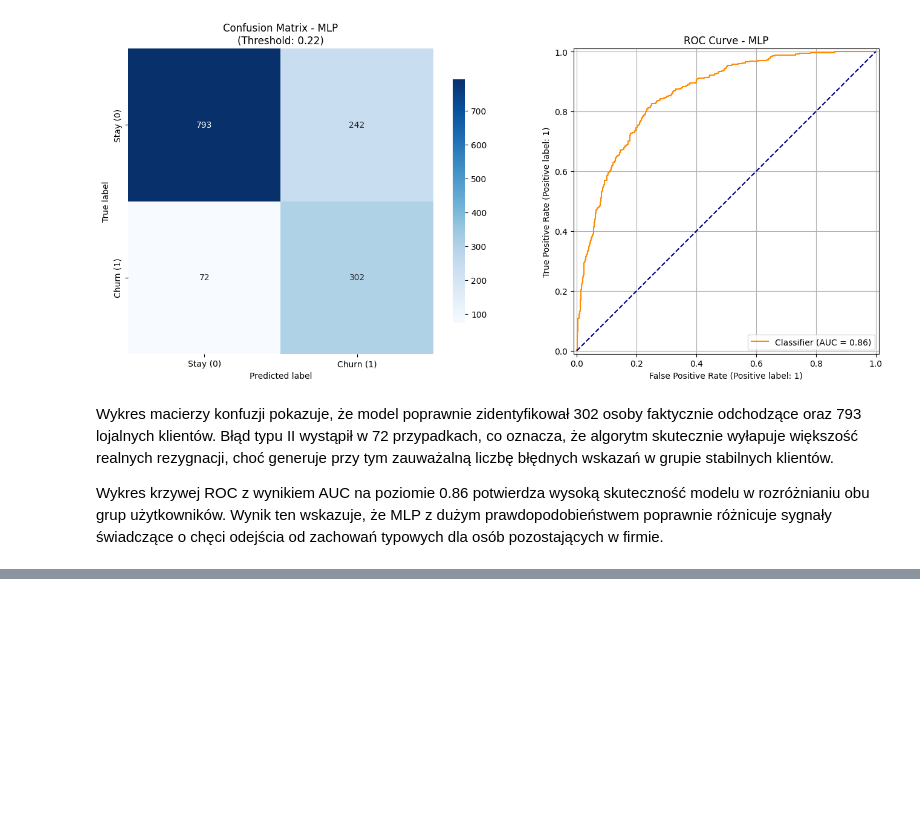
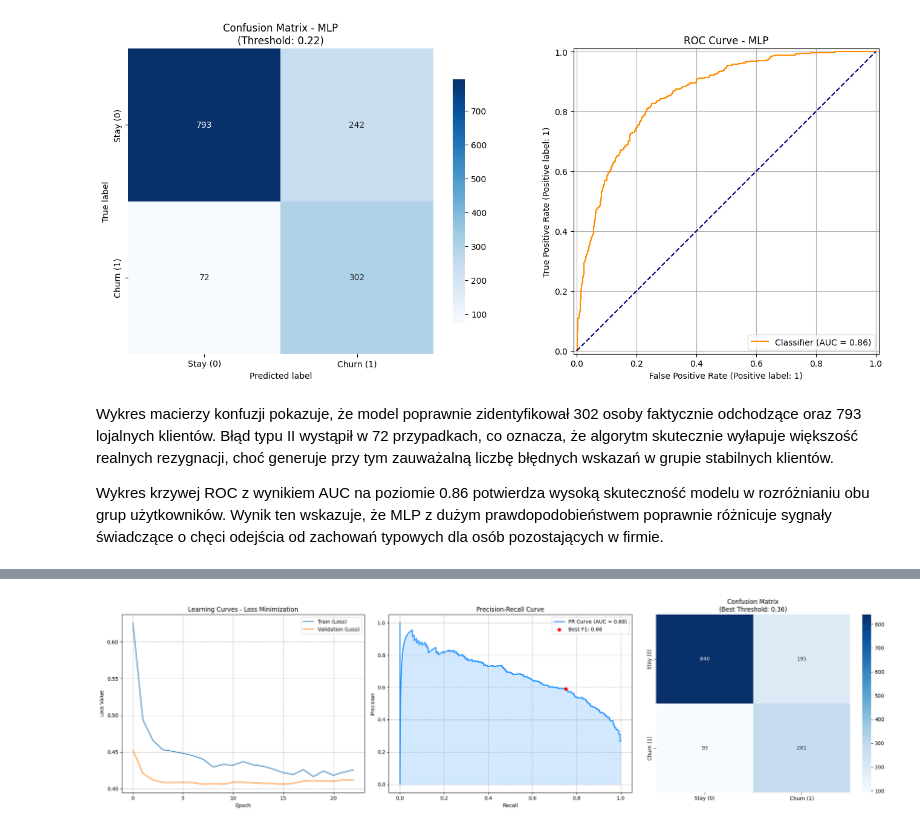
Before and after one commit to kacper-holowaty/customer-churn-prediction, a Jupyter notebook: churn_prediction_neural_networks.ipynb, the cells around one changed output, grey strips where cells are left out. Drawn from its saved outputs; the diff is of its cells as text; code cells hidden in the pictures; blank space fills up the shorter version.

```diff
--- a/churn_prediction_neural_networks.ipynb
+++ b/churn_prediction_neural_networks.ipynb
@@ -150,0 +157,84 @@ Wykres krzywej ROC z wynikiem AUC na poziomie 0.86 potwierdza wysoką skuteczno
+# %%
+import tensorflow as tf
+from tensorflow.keras.models import Sequential
+from tensorflow.keras.layers import Dense, Dropout, BatchNormalization, Input
+from tensorflow.keras.optimizers import Adam
+from tensorflow.keras.callbacks import EarlyStopping, ReduceLROnPlateau
+from sklearn.metrics import classification_report, confusion_matrix, precision_recall_curve, auc
+import matplotlib.pyplot as plt
+import seaborn as sns
+import numpy as np
+
+model_keras = Sequential([
+    Input(shape=(X_train.shape[1],)),
+    Dense(64, activation='relu'),
+    BatchNormalization(),
+    Dropout(0.3),
+
+    Dense(32, activation='relu'),
+    BatchNormalization(),
+    Dropout(0.2),
+
+    Dense(1, activation='sigmoid')
+])
+
+model_keras.compile(
+    optimizer='adam',
+    loss='binary_crossentropy',
+    metrics=[tf.keras.metrics.AUC(name='auc'), 'accuracy']
+)
+
+early_stop = EarlyStopping(monitor='val_loss', patience=15, restore_best_weights=True)
+
+history = model_keras.fit(
+    X_train, y_train,
+    epochs=100,
+    batch_size=32,
+    validation_split=0.2,
+    callbacks=[early_stop],
+    verbose=1
+)
+
+y_probs_keras = model_keras.predict(X_test).flatten()
+precision, recall, thresholds = precision_recall_curve(y_test, y_probs_keras)
+
+f1_scores = 2 * (precision * recall) / (precision + recall + 1e-10)
+best_idx = np.argmax(f1_scores)
+best_threshold = thresholds[best_idx]
+pr_auc = auc(recall, precision)
+
+y_pred_keras = (y_probs_keras >= best_threshold).astype(int)
+
+fig, (ax1, ax2, ax3) = plt.subplots(1, 3, figsize=(22, 6))
+
+ax1.plot(history.history['loss'], label='Train (Loss)')
+ax1.plot(history.history['val_loss'], label='Validation (Loss)')
+ax1.set_title('Learning Curves - Loss Minimization')
+ax1.set_xlabel('Epoch')
+ax1.set_ylabel('Loss Value')
+ax1.legend()
+ax1.grid(True, linestyle='--')
+
+ax2.plot(recall, precision, color='dodgerblue', lw=2, label=f'PR Curve (AUC = {pr_auc:.2f})')
+ax2.fill_between(recall, precision, alpha=0.2, color='dodgerblue')
+ax2.scatter(recall[best_idx], precision[best_idx], color='red', zorder=5,
+            label=f'Best F1: {max(f1_scores):.2f}')
+ax2.set_title('Precision-Recall Curve')
+ax2.set_xlabel('Recall')
+ax2.set_ylabel('Precision')
+ax2.legend()
+ax2.grid(True, linestyle='--')
+
+cm_keras = confusion_matrix(y_test, y_pred_keras)
+sns.heatmap(cm_keras, annot=True, fmt='d', cmap='Blues', ax=ax3,
+            xticklabels=['Stay (0)', 'Churn (1)'], yticklabels=['Stay (0)', 'Churn (1)'])
+ax3.set_title(f'Confusion Matrix\n(Best Threshold: {best_threshold:.2f})')
+
+plt.tight_layout()
+plt.show()
+
+print(f"PR AUC Score: {pr_auc:.4f}")
+print(f"Best Threshold: {best_threshold:.4f}")
+print("\nReport:")
+print(classification_report(y_test, y_pred_keras))
+# %% [output]
@@ -150,0 +258 @@ Wykres krzywej ROC z wynikiem AUC na poziomie 0.86 potwierdza wysoką skuteczno
+[figure, added]
```
Also changed, not shown: parts of 8 cells of this notebook, 1 other file.
